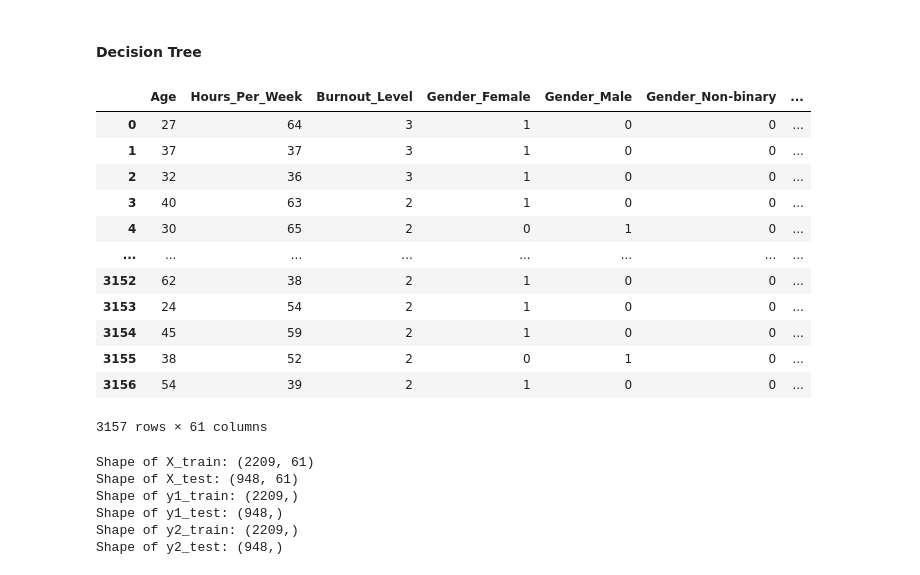
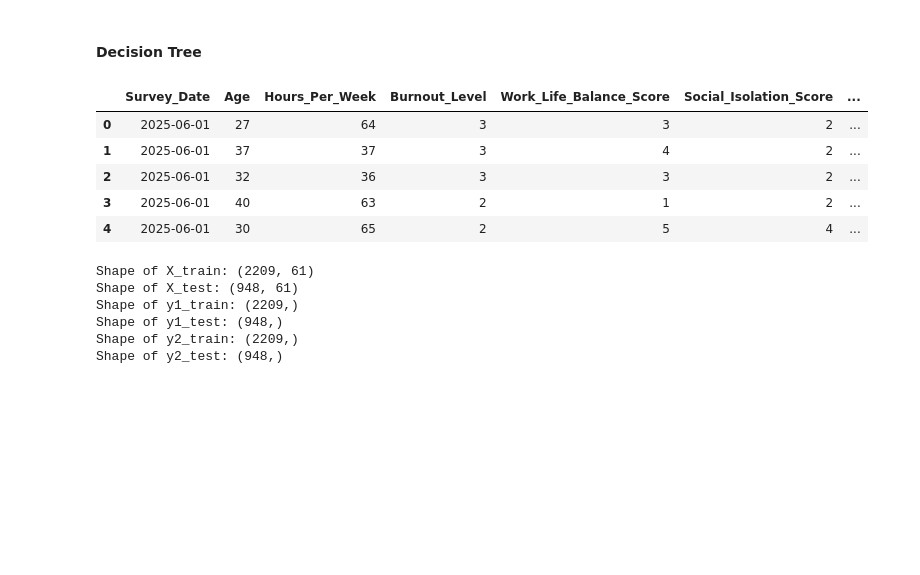
Before and after one commit to hantayc/remote-work-health-survey, a Jupyter notebook: eda.ipynb, the cells around one changed output. Saved outputs shown, nothing was run; the diff lists cells and outputs as text; code cells hidden in the pictures; blank space fills up the shorter version.

```diff
--- a/eda.ipynb
+++ b/eda.ipynb
@@ -122,7 +140,7 @@ df['Burnout_Level'] = df['Burnout_Level'].replace({
 # one-hot encode the mutli-valued columns
 lists = (
     df['Physical_Health_Issues']
-      .fillna('')
+      .fillna('None') # NaN indicates no physical health issues
       .str.split(';')
       .apply(lambda L: [item.strip() for item in L if item.strip()])
 )
@@ -207,21 +225,14 @@ plot_histogram(df, ['Age', 'Gender', 'Region', 'Industry', 'Job_Role', 'Work_Arr
 # %% [markdown]
 #### Decision Tree
 # %%
-X
+df_encoded.head(5)
 # %% [output]
-|  | Age | Hours_Per_Week | Burnout_Level | Gender_Female | Gender_Male | Gender_Non-binary | ... |
-| 0 | 27 | 64 | 3 | 1 | 0 | 0 | ... |
-| 1 | 37 | 37 | 3 | 1 | 0 | 0 | ... |
-| 2 | 32 | 36 | 3 | 1 | 0 | 0 | ... |
-| 3 | 40 | 63 | 2 | 1 | 0 | 0 | ... |
-| 4 | 30 | 65 | 2 | 0 | 1 | 0 | ... |
-| ... | ... | ... | ... | ... | ... | ... | ... |
-| 3152 | 62 | 38 | 2 | 1 | 0 | 0 | ... |
-| 3153 | 24 | 54 | 2 | 1 | 0 | 0 | ... |
-| 3154 | 45 | 59 | 2 | 1 | 0 | 0 | ... |
-| 3155 | 38 | 52 | 2 | 0 | 1 | 0 | ... |
-| 3156 | 54 | 39 | 2 | 1 | 0 | 0 | ... |
+|  | Survey_Date | Age | Hours_Per_Week | Burnout_Level | Work_Life_Balance_Score | Social_Isolation_Score | ... |
+| 0 | 2025-06-01 | 27 | 64 | 3 | 3 | 2 | ... |
+| 1 | 2025-06-01 | 37 | 37 | 3 | 4 | 2 | ... |
+| 2 | 2025-06-01 | 32 | 36 | 3 | 3 | 2 | ... |
+| 3 | 2025-06-01 | 40 | 63 | 2 | 1 | 2 | ... |
+| 4 | 2025-06-01 | 30 | 65 | 2 | 5 | 4 | ... |
-3157 rows × 61 columns
 # %%
 # Initalize New Dataframe for Decision Tree
 X = df_encoded.drop(columns = [
```
Also changed, not shown: parts of 15 cells of this notebook.
